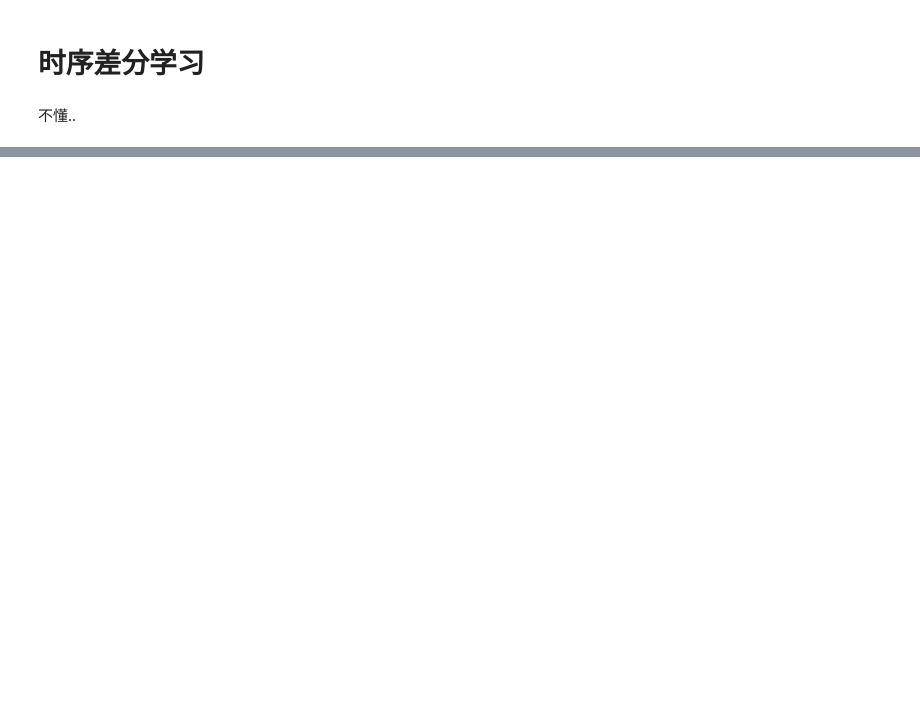
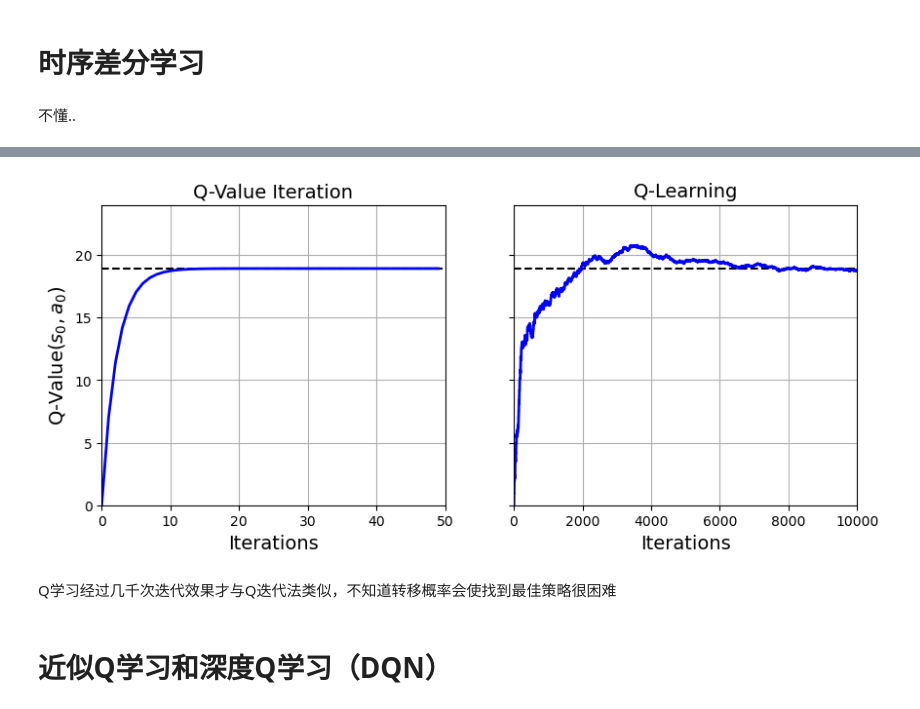
Before and after one commit to Aegis1863/ML_practice, a Jupyter notebook: 机器学习实战笔记/18_强化学习.ipynb, the cells around one changed output, grey strips where cells are left out. Drawn from its saved outputs; the diff is of its cells as text; code cells hidden in the pictures; blank space fills up the shorter version.

```diff
--- a/机器学习实战笔记/18_强化学习.ipynb
+++ b/机器学习实战笔记/18_强化学习.ipynb
@@ -350,0 +384,6 @@ array([[[  0.        ,   0.        ,   0.        ],
+# %%
+np.random.seed(42)
+# 初始化Q表
+Q_values = np.full((3, 3), -np.inf)
+for state, actions in enumerate(possible_actions):
+    Q_values[state][actions] = 0
@@ -350,0 +397,42 @@ array([[[  0.        ,   0.        ,   0.        ],
+# %%
+alpha0 = 0.05  # 初始学习率
+decay = 0.005  # 学习率衰减
+gamma = 0.90  # 折扣因子
+state = 0  # 初始状态
+history2 = []  # 历史Q表
+al_history = []
+
+for iteration in range(10_000):
+    history2.append(Q_values.copy())  # 增加历史记录
+    action = exploration_policy(state) # 随机选择动作
+    next_state, reward = step(state, action) # 采取动作，获得下一个状态
+
+    next_value = Q_values[next_state].max()  # 贪婪策略，直接选择Q值最高的动作，或者设置一个衰减概率选择其他动作
+    alpha = alpha0 / (1 + iteration * decay) # 学习率衰减
+    al_history.append(1 - alpha)
+    Q_values[state, action] *= 1 - alpha # 原先部分保留(1-alpha)，被修改的部分权重是alpha（衰减）👇
+    Q_values[state, action] += alpha * (reward + gamma * next_value)
+    state = next_state
+
+history2 = np.array(history2)  # 整理Q表
+# %%
+true_Q_value = history1[-1, 0, 0] # 任意选一个Q值作为索引接口，该值在多次迭代后将稳定
+
+fig, axes = plt.subplots(1, 2, figsize=(10, 4), sharey=True)
+axes[0].set_ylabel("Q-Value$(s_0, a_0)$", fontsize=14)
+axes[0].set_title("Q-Value Iteration", fontsize=14)
+axes[1].set_title("Q-Learning", fontsize=14)
+for ax, width, history in zip(axes, (50, 10000), (history1, history2)):
+    ax.plot([0, width], [true_Q_value, true_Q_value], "k--")
+    ax.plot(np.arange(width), history[:, 0, 0], "b-", linewidth=2) # 对应基准Q值索引
+    ax.set_xlabel("Iterations", fontsize=14)
+    ax.axis([0, width, 0, 24])
+    ax.grid(True)
+
+plt.show()
+# %% [output]
+[figure, added]
+# %% [markdown]
+Q学习经过几千次迭代效果才与Q迭代法类似，不知道转移概率会使找到最佳策略很困难
+# %% [markdown]
+# 近似Q学习和深度Q学习（DQN）
```
Also changed, not shown: parts of 21 cells of this notebook.
